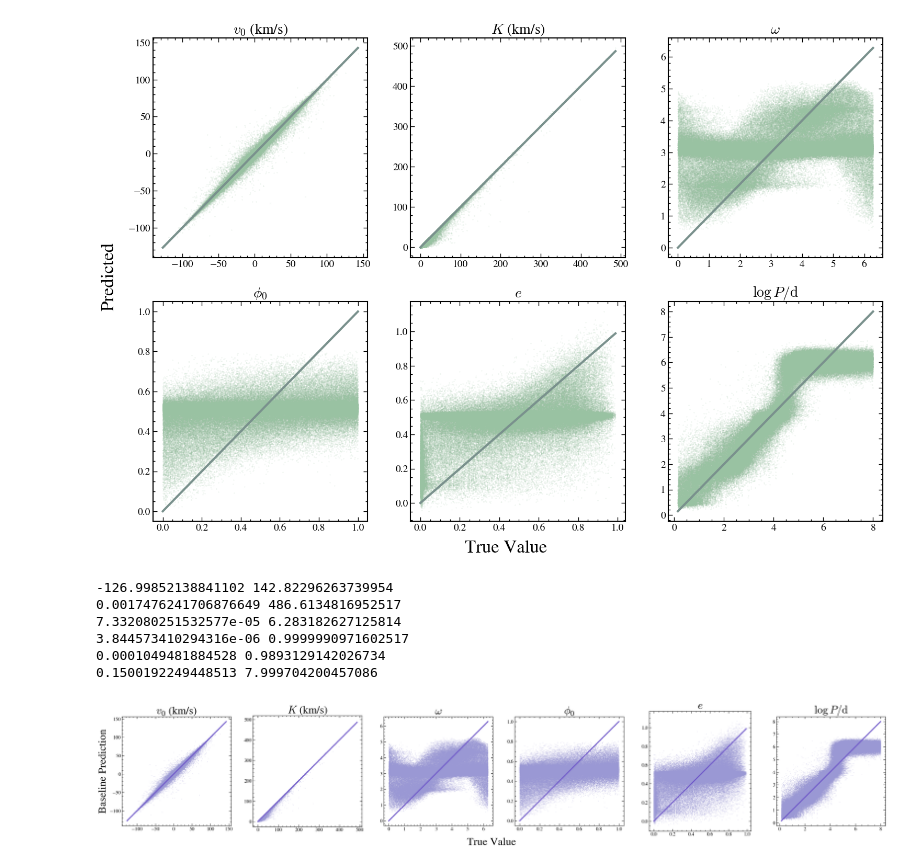
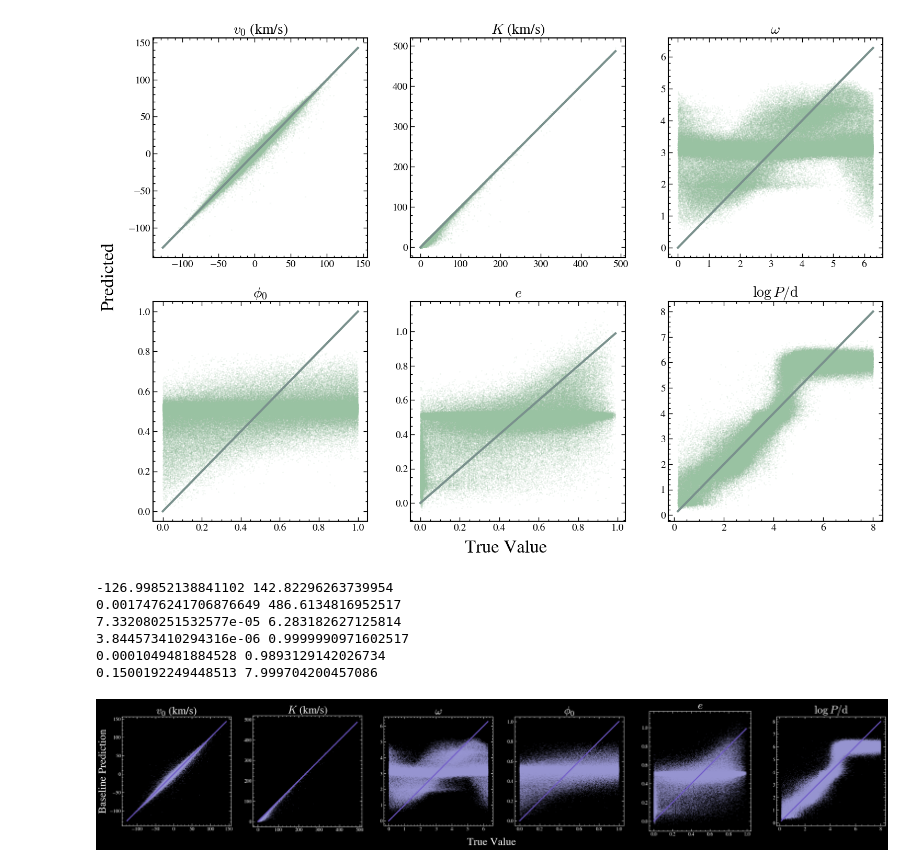
Before and after one commit to anya-m-phillips/ANKLES, a Jupyter notebook: train_baseline.ipynb, the cells around one changed output. Cells and saved outputs as stored; diff of their text form; code cells hidden in the pictures.

```diff
--- a/train_baseline.ipynb
+++ b/train_baseline.ipynb
@@ -387,40 +387,41 @@ plt.savefig('plots/baseline_performance.png', dpi=300, bbox_inches="tight")
 # %%
 ### another version for my poster
 y_pred = MODEL(X_test.detach()).detach()
 
 y_pred_numpy = y_pred.numpy()
 y_pred_unnormalized = unnormalize_outputs(y_pred_numpy, y_train_unnorm)
 
+with plt.style.context("dark_background"):
 
-fig, [ax1,ax2,ax3, ax4,ax5,ax6] = plt.subplots(1,6, figsize=[38,6])
-ax_list = [ax1,ax2,ax3,ax4,ax5,ax6]
-param_names = [r"$v_0$ (km/s)", r"$K$ (km/s)", r'$\omega$', r'$\phi_0$', r'$e$', r'$\log{P/\rm{d}}$']
-for i in range(y_pred.shape[1]):
-    ax = ax_list[i]
-    # if i==2 or i==3 or i==4 or i==5:
-    ax.scatter(y_test_unnorm[:,i], y_pred_unnormalized[:,i], s=.05,zorder=0, c='#9A98D4',rasterized=True)
+    fig, [ax1,ax2,ax3, ax4,ax5,ax6] = plt.subplots(1,6, figsize=[38,6])
+    ax_list = [ax1,ax2,ax3,ax4,ax5,ax6]
+    param_names = [r"$v_0$ (km/s)", r"$K$ (km/s)", r'$\omega$', r'$\phi_0$', r'$e$', r'$\log{P/\rm{d}}$']
+    for i in range(y_pred.shape[1]):
+        ax = ax_list[i]
+        # if i==2 or i==3 or i==4 or i==5:
+        ax.scatter(y_test_unnorm[:,i], y_pred_unnormalized[:,i], s=.03,zorder=0, c='#9A98D4',rasterized=True)
 
 
 
-    mi = min(y_test_unnorm[:,i])
-    ma = max(y_test_unnorm[:,i])
-    print(mi, ma)
-    ax.plot([mi,ma],[mi,ma], c='#6F58C9', linewidth=3)
-    ax.set_title(param_names[i], fontsize=30)
-    ax.set_aspect('equal')
-    make_plot_nice(ax)
+        mi = min(y_test_unnorm[:,i])
+        ma = max(y_test_unnorm[:,i])
+        print(mi, ma)
+        ax.plot([mi,ma],[mi,ma], c='#6F58C9', linewidth=3)
+        ax.set_title(param_names[i], fontsize=30)
+        ax.set_aspect('equal')
+        make_plot_nice(ax)
 
 
 
-fig.text(0.5, 0.02, "True Value", ha='center', fontsize=30)
-ax1.set_ylabel("Baseline Prediction", fontsize=30)
-# fig.text(0.07, 0.5, "Predicted", rotation='vertical', va='center', fontsize=25)
-plt.savefig("plots/baseline_performance_poster.pdf", dpi=300, bbox_inches="tight")
+    fig.text(0.5, 0.02, "True Value", ha='center', fontsize=30)
+    ax1.set_ylabel("Baseline Prediction", fontsize=30)
+    # fig.text(0.07, 0.5, "Predicted", rotation='vertical', va='center', fontsize=25)
+plt.savefig("plots/baseline_performance_poster_darkmode.pdf", dpi=300, bbox_inches="tight")
 # %% [output]
 -126.99852138841102 142.82296263739954
 0.0017476241706876649 486.6134816952517
 7.332080251532577e-05 6.283182627125814
 3.844573410294316e-06 0.9999990971602517
 0.0001049481884528 0.9893129142026734
 0.1500192249448513 7.999704200457086
-[figure, old version]
+[figure, new version]
```
Also changed, not shown: 8 other files.
